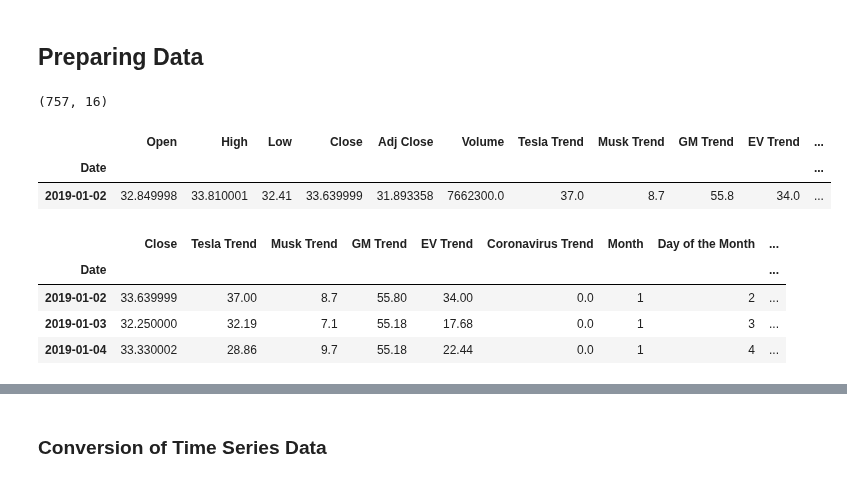
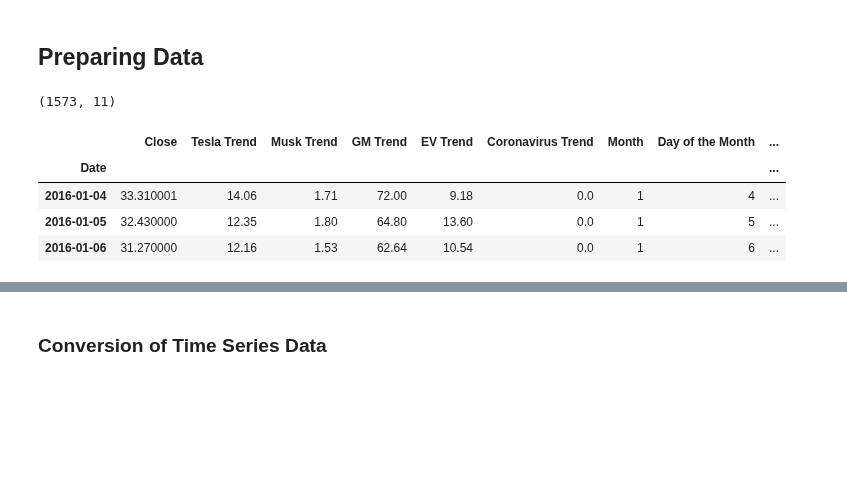
Before and after one commit to TLChilton/Senior_Capstone, a Jupyter notebook: Thomas/LSTMBayesSearch.ipynb, the cells around one changed output, grey strips where cells are left out. Cells and saved outputs as stored; diff of their text form; code cells hidden in the pictures; blank space fills up the shorter version.

```diff
--- a/Thomas/LSTMBayesSearch.ipynb
+++ b/Thomas/LSTMBayesSearch.ipynb
@@ -43,25 +43,19 @@ from sklearn.preprocessing import MinMaxScaler
 # %%
 # Loading Preprocessed Data File
 df = pd.read_csv("preprocessedGM_MoreRecent.csv", parse_dates=['Date'],index_col=0)
 df.dropna(inplace=True)
-df = df.loc[(df.index >= '2019-01-01')]
+df.drop(df.columns.difference(['Date','Close','Tesla Trend','Musk Trend','GM Trend','EV Trend','Coronavirus Trend','Month','Day of the Month','Day of the Week','Day of the Year','Year']), 1, inplace=True)
+df = df.loc[(df.index >= '2016-01-01')]
 
 print(df.shape)
-df.head(1)
+df.head(3)
 # %% [output]
-(757, 16)
+(1573, 11)
-|  | Open | High | Low | Close | Adj Close | Volume | Tesla Trend | Musk Trend | GM Trend | EV Trend | ... |
-| Date |  |  |  |  |  |  |  |  |  |  | ... |
-| 2019-01-02 | 32.849998 | 33.810001 | 32.41 | 33.639999 | 31.893358 | 7662300.0 | 37.0 | 8.7 | 55.8 | 34.0 | ... |
+|  | Close | Tesla Trend | Musk Trend | GM Trend | EV Trend | Coronavirus Trend | Month | Day of the Month | ... |
+| Date |  |  |  |  |  |  |  |  | ... |
+| 2016-01-04 | 33.310001 | 14.06 | 1.71 | 72.00 | 9.18 | 0.0 | 1 | 4 | ... |
+| 2016-01-05 | 32.430000 | 12.35 | 1.80 | 64.80 | 13.60 | 0.0 | 1 | 5 | ... |
+| 2016-01-06 | 31.270000 | 12.16 | 1.53 | 62.64 | 10.54 | 0.0 | 1 | 6 | ... |
-# %%
-df.drop(df.columns.difference(['Date','Close','Tesla Trend','Musk Trend','GM Trend','EV Trend','Coronavirus Trend','Month','Day of the Month','Day of the Week','Day of the Year','Year']), 1, inplace=True)
-df.head(3)
-# %% [output]
-|  | Close | Tesla Trend | Musk Trend | GM Trend | EV Trend | Coronavirus Trend | Month | Day of the Month | ... |
-| Date |  |  |  |  |  |  |  |  | ... |
-| 2019-01-02 | 33.639999 | 37.00 | 8.7 | 55.80 | 34.00 | 0.0 | 1 | 2 | ... |
-| 2019-01-03 | 32.250000 | 32.19 | 7.1 | 55.18 | 17.68 | 0.0 | 1 | 3 | ... |
-| 2019-01-04 | 33.330002 | 28.86 | 9.7 | 55.18 | 22.44 | 0.0 | 1 | 4 | ... |
 # %%
 dates = df.index.to_numpy()
 pyplot.figure(figsize=(12,12))
```
Also changed, not shown: parts of 16 cells of this notebook.
